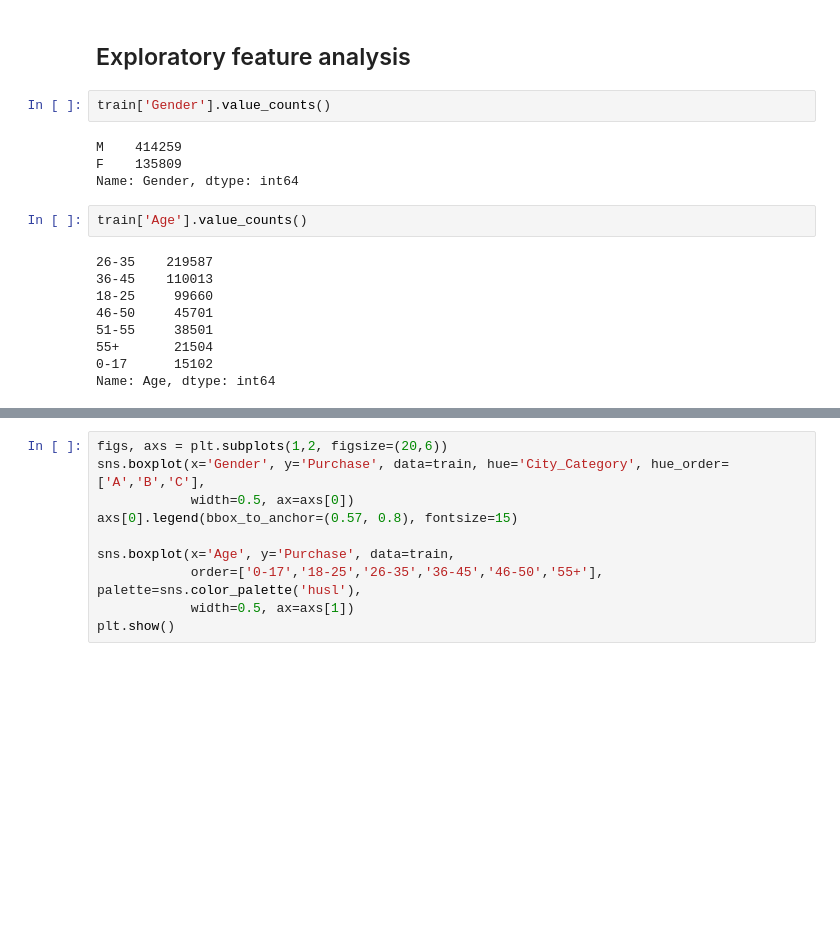
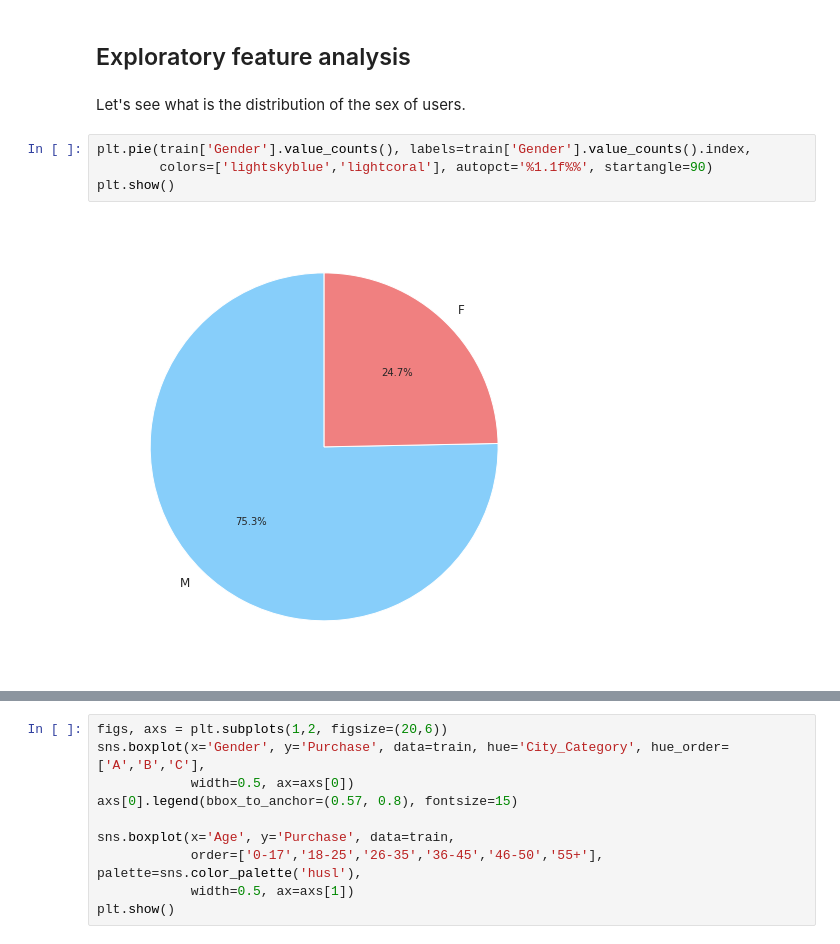
Before and after one commit to bcjuang/Black_Friday_Sale_Prediction, a Jupyter notebook: Black_Friday_sales_dataset_final.ipynb, the cells around one changed output, grey strips where cells are left out. Cells and saved outputs as stored; diff of their text form; blank space fills up the shorter version.

```diff
--- a/Black_Friday_sales_dataset_final.ipynb
+++ b/Black_Friday_sales_dataset_final.ipynb
@@ -122,20 +120,11 @@ memory usage: 50.4+ MB
 ***
 # %% [markdown]
 ## Exploratory feature analysis
-# %%
-train['Gender'].value_counts()
-# %% [output]
-M    414259
-F    135809
-Name: Gender, dtype: int64
-# %%
-train['Age'].value_counts()
-# %% [output]
-26-35    219587
-36-45    110013
-18-25     99660
-46-50     45701
-51-55     38501
-55+       21504
-0-17      15102
-Name: Age, dtype: int64
+# %% [markdown]
+Let's see what is the distribution of the sex of users.
+# %%
+plt.pie(train['Gender'].value_counts(), labels=train['Gender'].value_counts().index,
+        colors=['lightskyblue','lightcoral'], autopct='%1.1f%%', startangle=90)
+plt.show()
+# %% [output]
+[figure, added]
```
Also changed, not shown: parts of 32 cells of this notebook.
